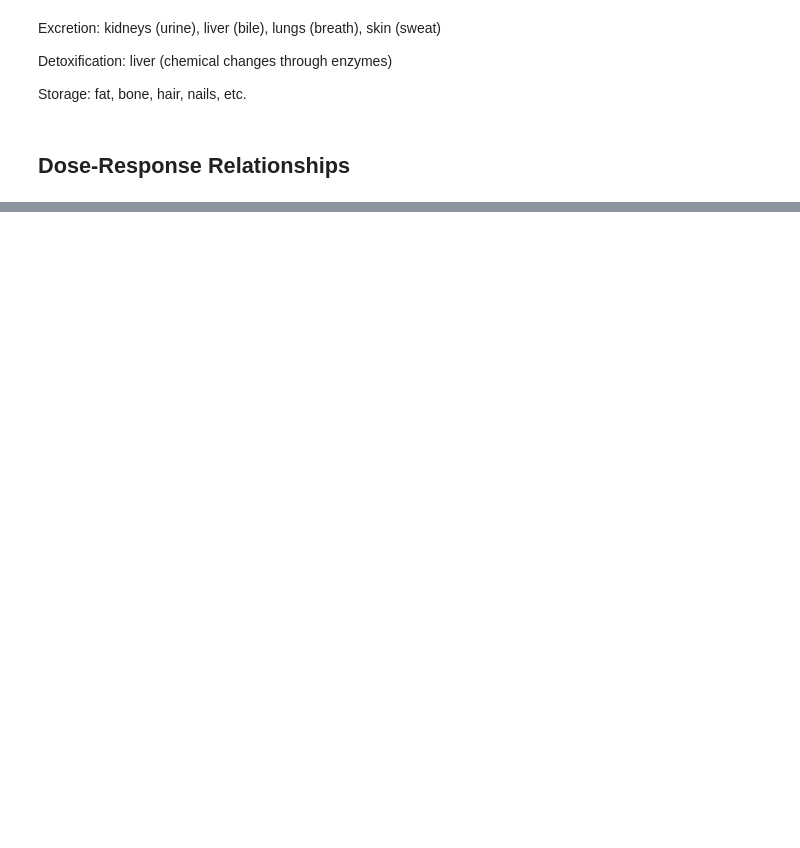
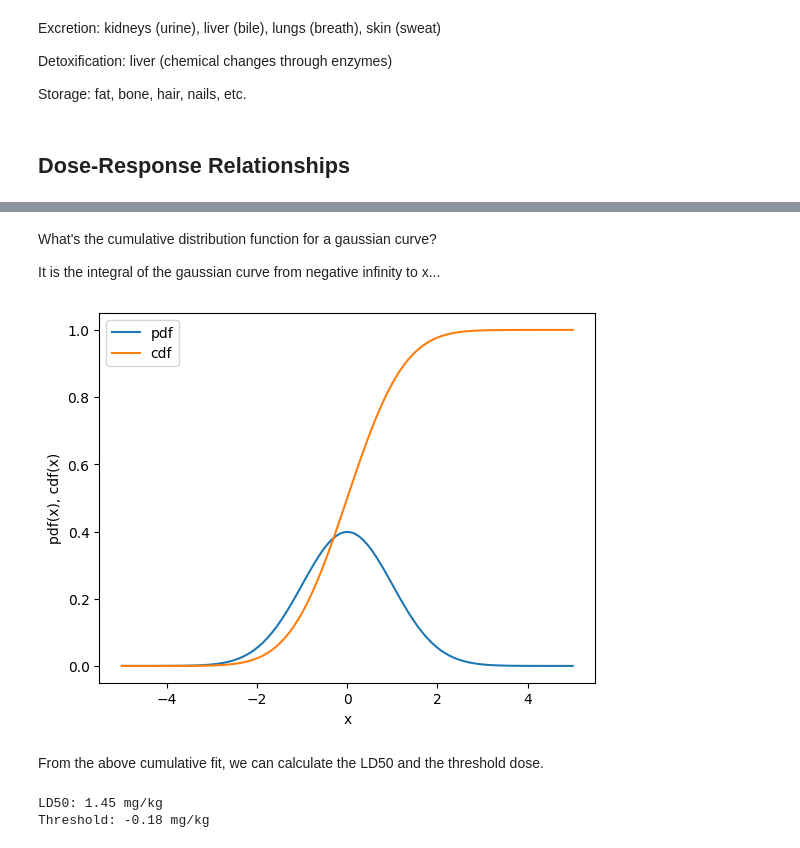
Before and after one commit to clint-bg/safetyinjc, a Jupyter notebook: _sources/physical/14-Toxicity.ipynb, the cells around one changed output, grey strips where cells are left out. Drawn from its saved outputs; the diff is of its cells as text; code cells hidden in the pictures; blank space fills up the shorter version.

```diff
--- a/_sources/physical/14-Toxicity.ipynb
+++ b/_sources/physical/14-Toxicity.ipynb
@@ -68,0 +105,32 @@ Suppose we have the following data from a toxicology study with mice:
+# %% [markdown]
+What's the cumulative distribution function for a gaussian curve?
+
+It is the integral of the gaussian curve from negative infinity to x...
+# %%
+# plot of the gaussian curve
+x = np.linspace(-5, 5, 100)
+y = norm.pdf(x, 0, 1)
+y2 = norm.cdf(x, 0, 1)
+plt.plot(x, y, label='pdf');
+plt.plot(x, y2, label='cdf');
+plt.xlabel('x'); plt.ylabel('pdf(x), cdf(x)'); plt.legend();
+plt.show()
+# %% [output]
+[figure, added]
+# %% [markdown]
+From the above cumulative fit, we can calculate the LD50 and the threshold dose.
+# %%
+# Calculation of the LD50 and threshold dose
+
+# LD50
+mu, sigma = popt
+ld50 = norm.ppf(0.5, mu, sigma) # ppf is the inverse of the cdf
+#print the LD50 with 2 decimal places
+print('LD50:', round(ld50, 2), 'mg/kg')
+
+# threshold dose
+threshold = norm.ppf(0.01, mu, sigma)
+print(f'Threshold: {threshold:.2f} mg/kg')
+# %% [output]
+LD50: 1.45 mg/kg
+Threshold: -0.18 mg/kg
```
Also changed, not shown: parts of 29 cells of this notebook, 7 other files.
